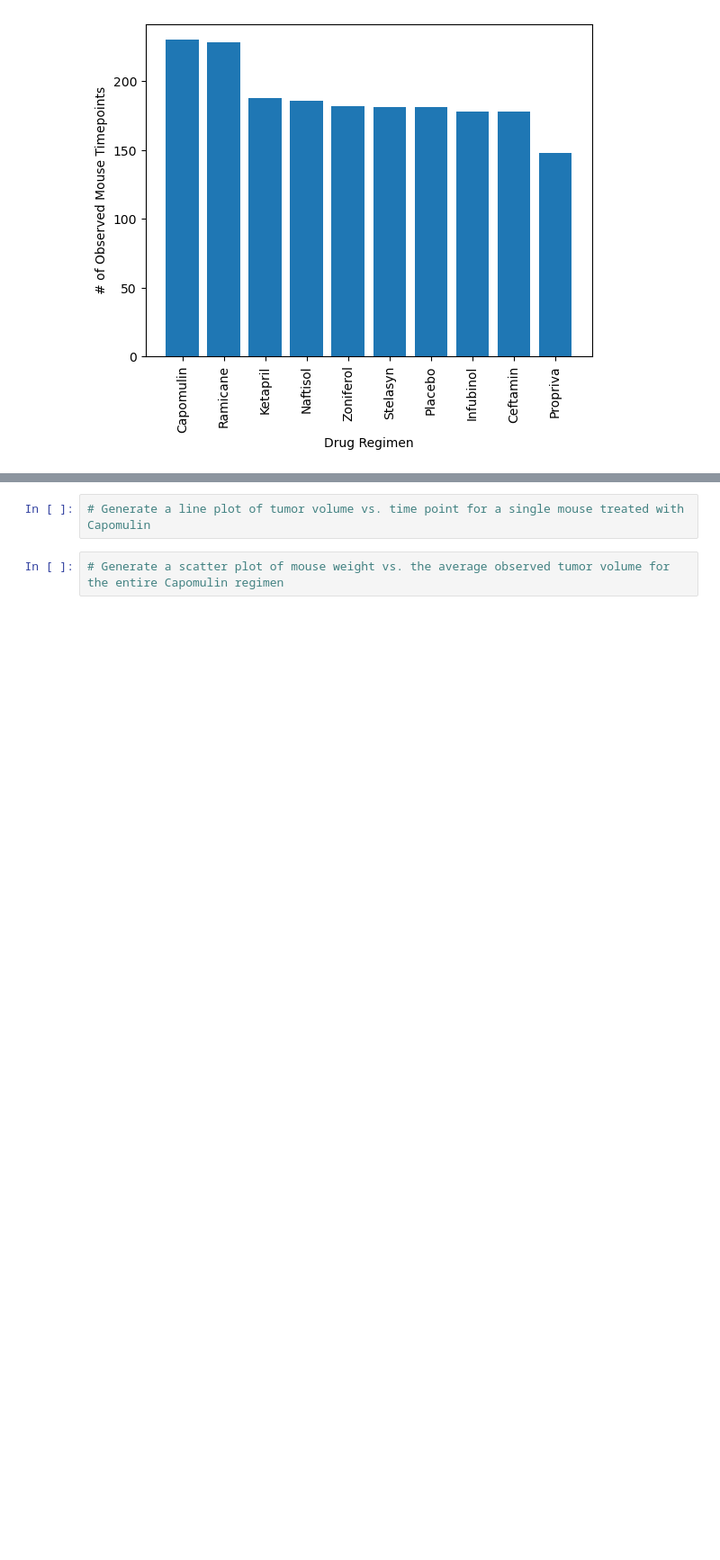
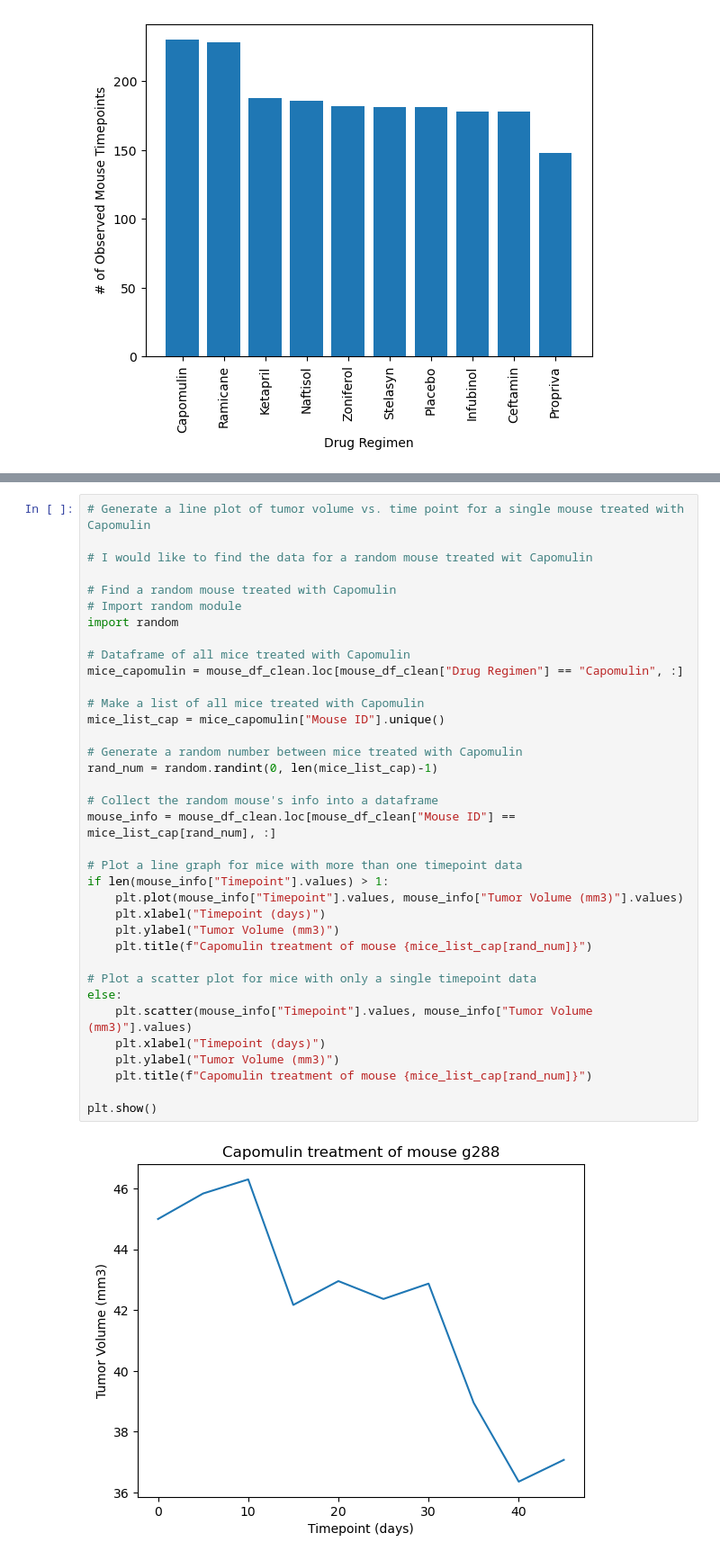
Before and after one commit to paololabuguen/pyplot-challenge, a Jupyter notebook: Pymaceuticals/pymaceuticals_notebook.ipynb, the cells around one changed output, grey strips where cells are left out. Shown at 90% size. Drawn from its saved outputs; the diff is of its cells as text; blank space fills up the shorter version.

```diff
--- a/Pymaceuticals/pymaceuticals_notebook.ipynb
+++ b/Pymaceuticals/pymaceuticals_notebook.ipynb
@@ -258,4 +338,38 @@ plt.show()
-# %%
-# Generate a line plot of tumor volume vs. time point for a single mouse treated with Capomulin
-# %%
-# Generate a scatter plot of mouse weight vs. the average observed tumor volume for the entire Capomulin regimen
+# %%
+# Generate a line plot of tumor volume vs. time point for a single mouse treated with Capomulin
+
+# I would like to find the data for a random mouse treated wit Capomulin
+
+# Find a random mouse treated with Capomulin
+# Import random module
+import random
+
+# Dataframe of all mice treated with Capomulin
+mice_capomulin = mouse_df_clean.loc[mouse_df_clean["Drug Regimen"] == "Capomulin", :]
+
+# Make a list of all mice treated with Capomulin
+mice_list_cap = mice_capomulin["Mouse ID"].unique()
+
+# Generate a random number between mice treated with Capomulin
+rand_num = random.randint(0, len(mice_list_cap)-1)
+
+# Collect the random mouse's info into a dataframe
+mouse_info = mouse_df_clean.loc[mouse_df_clean["Mouse ID"] == mice_list_cap[rand_num], :]
+
+# Plot a line graph for mice with more than one timepoint data
+if len(mouse_info["Timepoint"].values) > 1:
+    plt.plot(mouse_info["Timepoint"].values, mouse_info["Tumor Volume (mm3)"].values)
+    plt.xlabel("Timepoint (days)")
+    plt.ylabel("Tumor Volume (mm3)")
+    plt.title(f"Capomulin treatment of mouse {mice_list_cap[rand_num]}")
+
+# Plot a scatter plot for mice with only a single timepoint data
+else:
+    plt.scatter(mouse_info["Timepoint"].values, mouse_info["Tumor Volume (mm3)"].values)
+    plt.xlabel("Timepoint (days)")
+    plt.ylabel("Tumor Volume (mm3)")
+    plt.title(f"Capomulin treatment of mouse {mice_list_cap[rand_num]}")
+
+plt.show()
+# %% [output]
+[figure, added]
```
Also changed, not shown: parts of 21 cells of this notebook.
